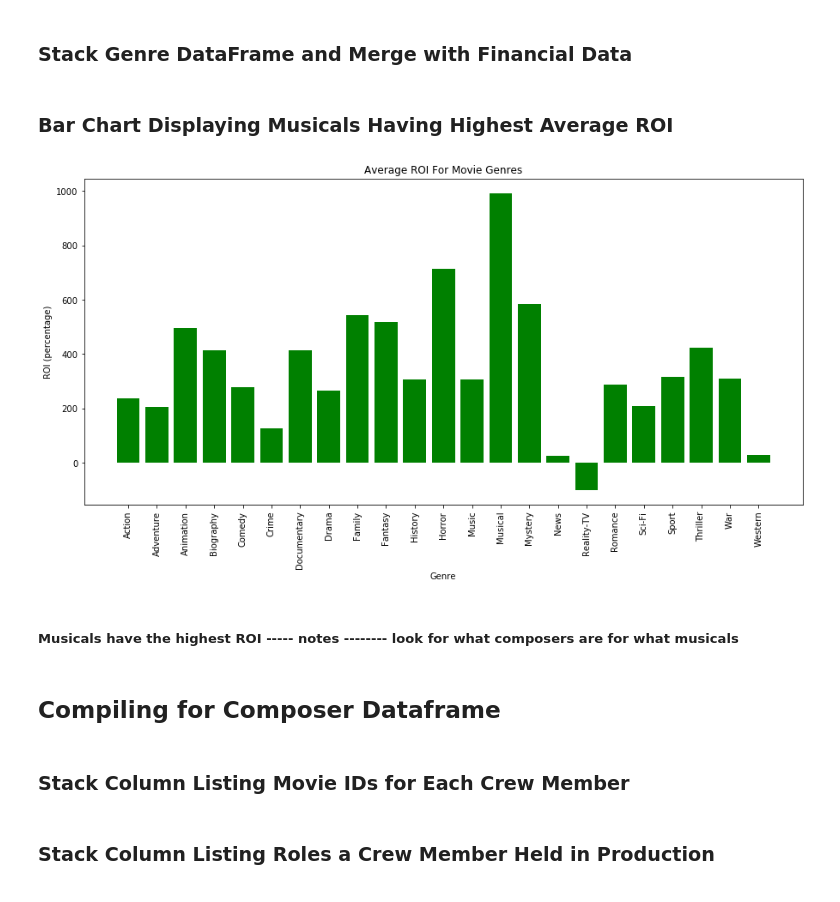
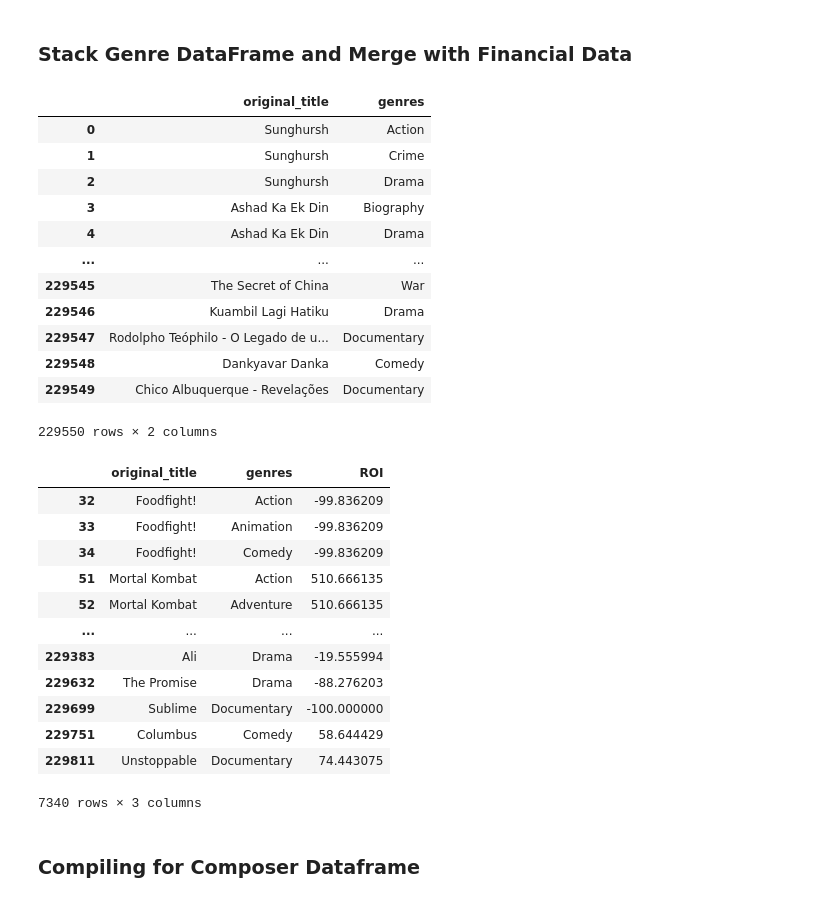
Before and after one commit to khyateed/Movie-Data-Analysis, a Jupyter notebook: student.ipynb, the cells around one changed output. Drawn from its saved outputs; the diff is of its cells as text; code cells hidden in the pictures.

```diff
--- a/student.ipynb
+++ b/student.ipynb
@@ -427,4 +421,20 @@ genre_ugly = genre_raw
 genre_ugly['genres'] = genre_ugly['genres'].str.split(',', 3)
 genre_unstack = genre_ugly.set_index('original_title').genres.apply(pd.Series).stack().reset_index(level=-1, drop=True).astype(str).reset_index()
 genre_unstack.columns = ['original_title', 'genres']
+# %%
+genre_unstack
+# %% [output]
+|  | original_title | genres |
+| 0 | Sunghursh | Action |
+| 1 | Sunghursh | Crime |
+| 2 | Sunghursh | Drama |
+| 3 | Ashad Ka Ek Din | Biography |
+| 4 | Ashad Ka Ek Din | Drama |
+| ... | ... | ... |
+| 229545 | The Secret of China | War |
+| 229546 | Kuambil Lagi Hatiku | Drama |
+| 229547 | Rodolpho Teóphilo - O Legado de u... | Documentary |
+| 229548 | Dankyavar Danka | Comedy |
+| 229549 | Chico Albuquerque - Revelações | Documentary |
+229550 rows × 2 columns
 # %%
@@ -434,24 +444,19 @@ genre_roi.dropna(axis = 0, inplace = True)
-# %% [markdown]
-### Bar Chart Displaying Musicals Having Highest Average ROI
-# %%
-y = genre_roi.groupby(['genres'])['ROI'].mean()
-x = y.index
-
-figure, ax = plt.subplots(figsize = (15,7))
-
-ax.set_title('Average ROI For Movie Genres')
-ax.set_xlabel('Genre')
-ax.set_ylabel('ROI (percentage)')
-
-plt.xticks(rotation=90)
-
-ax.bar(x, y, color='green');
-# %% [output]
-[figure, removed]
-# %% [markdown]
-##### Musicals have the highest ROI ----- notes -------- look for what composers are for what musicals
+# %%
+genre_roi
+# %% [output]
+|  | original_title | genres | ROI |
+| 32 | Foodfight! | Action | -99.836209 |
+| 33 | Foodfight! | Animation | -99.836209 |
+| 34 | Foodfight! | Comedy | -99.836209 |
+| 51 | Mortal Kombat | Action | 510.666135 |
+| 52 | Mortal Kombat | Adventure | 510.666135 |
+| ... | ... | ... | ... |
+| 229383 | Ali | Drama | -19.555994 |
+| 229632 | The Promise | Drama | -88.276203 |
+| 229699 | Sublime | Documentary | -100.000000 |
+| 229751 | Columbus | Comedy | 58.644429 |
+| 229811 | Unstoppable | Documentary | 74.443075 |
+7340 rows × 3 columns
 # %% [markdown]
-## Compiling for Composer Dataframe
+### Compiling for Composer Dataframe
-# %% [markdown]
-### Stack Column Listing Movie IDs for Each Crew Member
 # %%
@@ -462,8 +465,6 @@ crew = crew_raw
 crew['directors'] = crew['directors'].str.split(',', 5)
 crew_unstack = crew.set_index('tconst').directors.apply(pd.Series).stack().reset_index(level=-1, drop=True).astype(str).reset_index()
 crew_unstack.columns = ['tconst', 'id']
-# %% [markdown]
-### Stack Column Listing Roles a Crew Member Held in Production
 # %%
 name_basics_raw = pd.read_csv('./zippedData/imdb.name.basics.csv.gz')
 name_basics_raw.rename(columns = {'nconst' : 'directors', 'title_id':'tconst'}, inplace=True)
```
Also changed, not shown: parts of 69 cells of this notebook.
